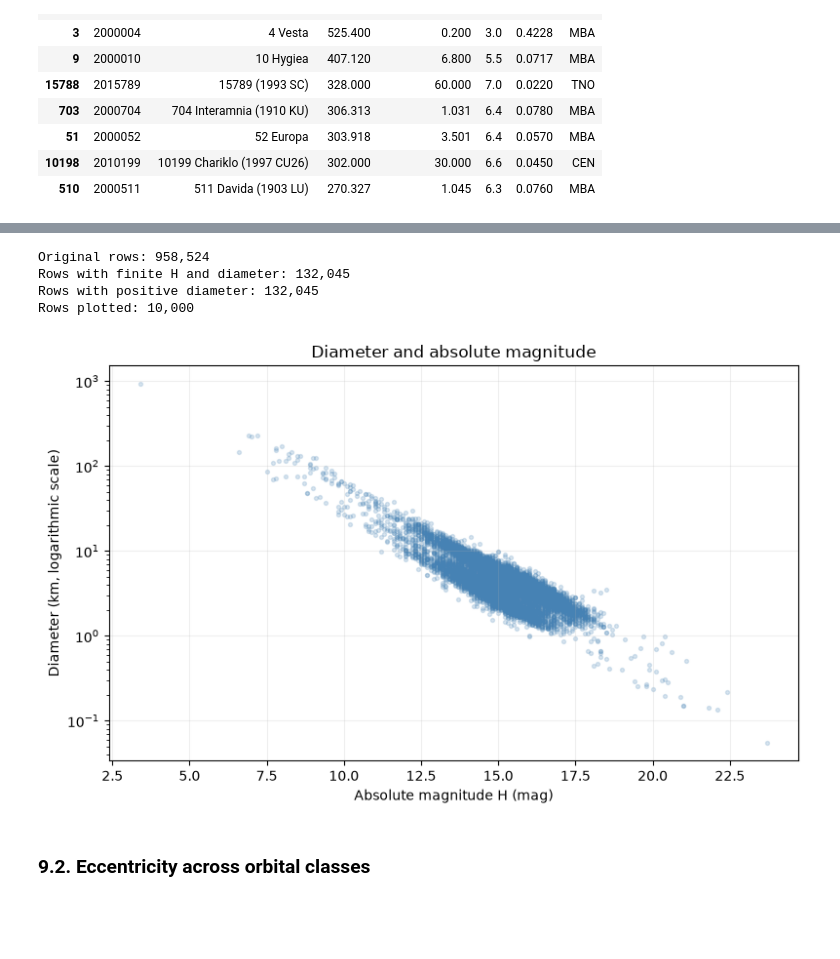
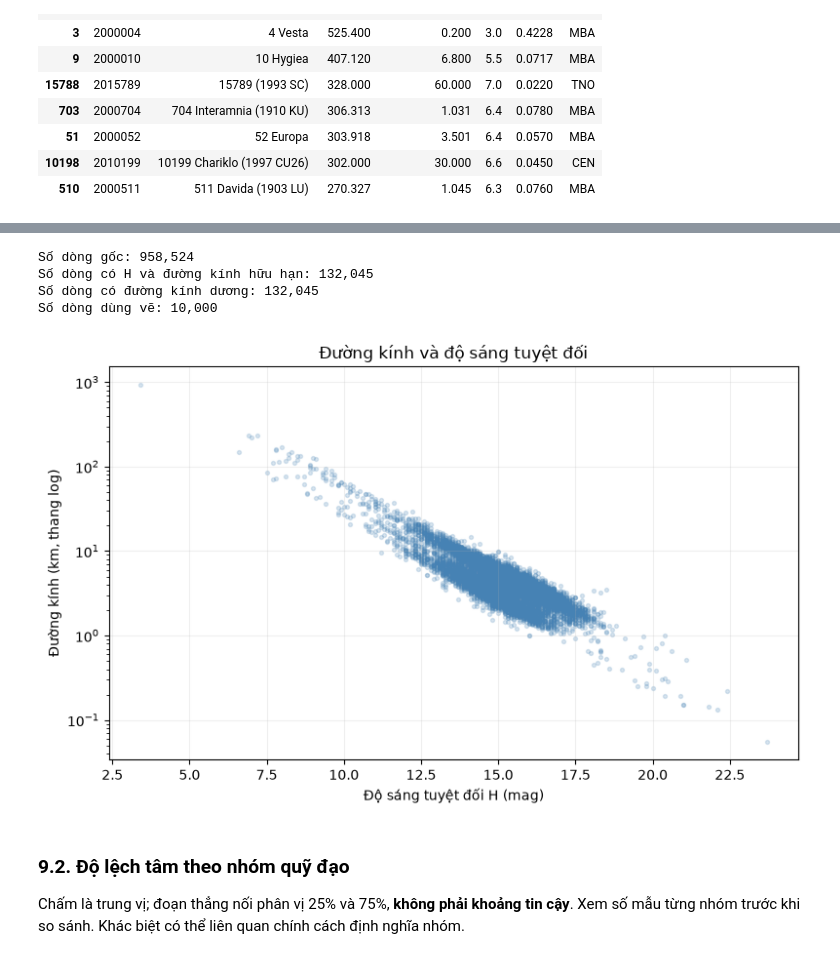
Before and after one commit to hohuunghiem/Programming-for-Data-Science, a Jupyter notebook: notebooks/01_collection_exploration.ipynb, the cells around one changed output, grey strips where cells are left out. Drawn from its saved outputs; the diff is of its cells as text; code cells hidden in the pictures; blank space fills up the shorter version.

```diff
--- a/notebooks/01_collection_exploration.ipynb
+++ b/notebooks/01_collection_exploration.ipynb
@@ -710,48 +647,50 @@ physical_data = (
     .dropna()
 )
 
-print(f"Original rows: {len(df):,}")
-print(f"Rows with finite H and diameter: {len(physical_data):,}")
+print(f"Số dòng gốc: {len(df):,}")
+print(f"Số dòng có H và đường kính hữu hạn: {len(physical_data):,}")
 
 physical_data = physical_data.loc[
     physical_data["diameter"] > 0
 ]
 
-print(f"Rows with positive diameter: {len(physical_data):,}")
+print(f"Số dòng có đường kính dương: {len(physical_data):,}")
 
 plot_sample = physical_data.sample(
     n=min(10_000, len(physical_data)),
     random_state=42
 )
 
-print(f"Rows plotted: {len(plot_sample):,}")
+print(f"Số dòng dùng vẽ: {len(plot_sample):,}")
 
 fig, ax = plt.subplots(figsize=(8, 5))
 
 ax.scatter(
     plot_sample["H"],
     plot_sample["diameter"],
     s=8,
     alpha=0.2,
     color="steelblue"
 )
 
 ax.set_yscale("log")
-ax.set_xlabel("Absolute magnitude H (mag)")
-ax.set_ylabel("Diameter (km, logarithmic scale)")
-ax.set_title("Diameter and absolute magnitude")
+ax.set_xlabel("Độ sáng tuyệt đối H (mag)")
+ax.set_ylabel("Đường kính (km, thang log)")
+ax.set_title("Đường kính và độ sáng tuyệt đối")
 ax.grid(alpha=0.2)
 
 plt.tight_layout()
 plt.show()
 # %% [output]
-Original rows: 958,524
-Rows with finite H and diameter: 132,045
-Rows with positive diameter: 132,045
-Rows plotted: 10,000
+Số dòng gốc: 958,524
+Số dòng có H và đường kính hữu hạn: 132,045
+Số dòng có đường kính dương: 132,045
+Số dòng dùng vẽ: 10,000
-[figure, old version]
+[figure, new version]
-# %% [markdown]
-### 9.2. Eccentricity across orbital classes
+# %% [markdown]
+### 9.2. Độ lệch tâm theo nhóm quỹ đạo
+
+Chấm là trung vị; đoạn thẳng nối phân vị 25% và 75%, **không phải khoảng tin cậy**. Xem số mẫu từng nhóm trước khi so sánh. Khác biệt có thể liên quan chính cách định nghĩa nhóm.
 # %%
 class_data = (
     df[["class", "e"]]
```
Also changed, not shown: parts of 73 cells of this notebook, 2 other files.
